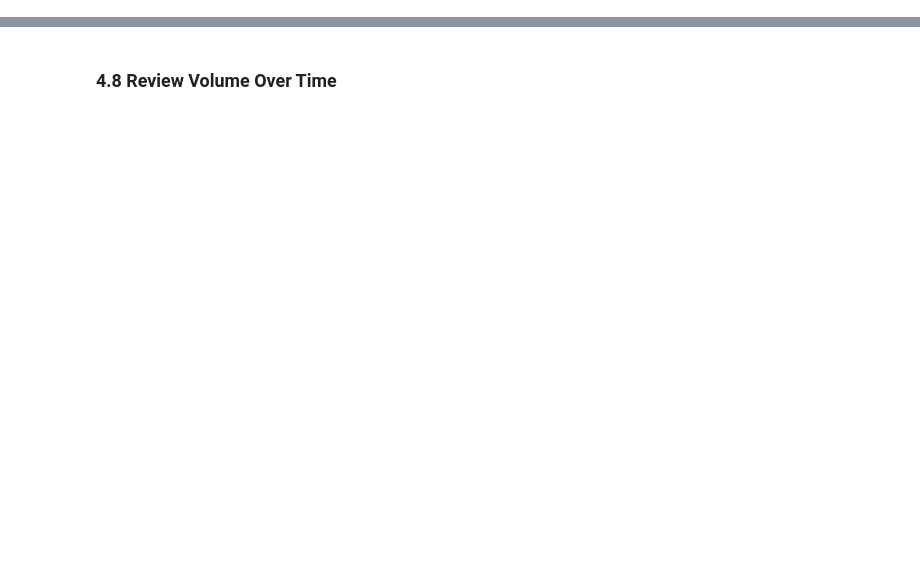
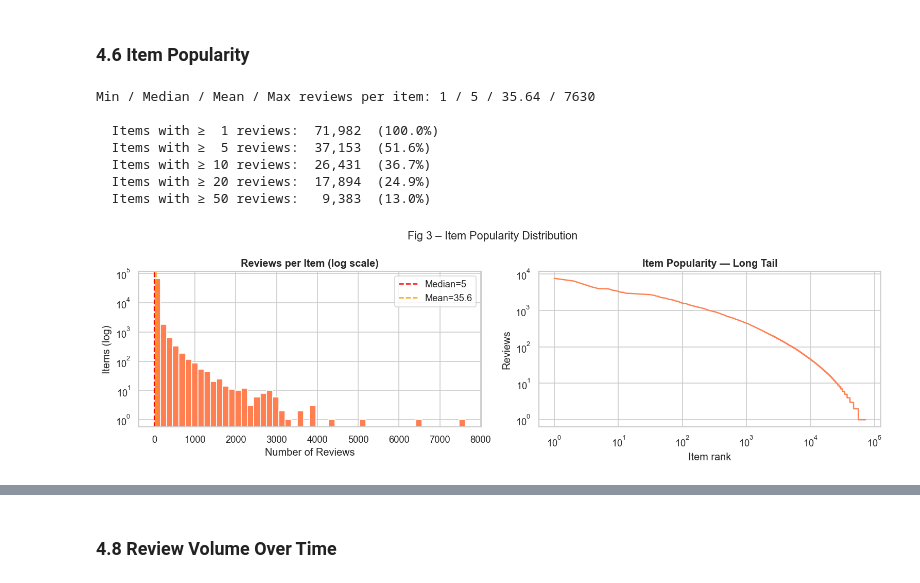
Before and after one commit to sofiasanjose/recsys-amazon-videogames, a Jupyter notebook: notebooks/01_data_and_problem_framing.ipynb, the cells around one changed output, grey strips where cells are left out. Saved outputs shown, nothing was run; the diff lists cells and outputs as text; code cells hidden in the pictures; blank space fills up the shorter version.

```diff
--- a/notebooks/01_data_and_problem_framing.ipynb
+++ b/notebooks/01_data_and_problem_framing.ipynb
@@ -503,0 +285,42 @@ B00CMN0Z0S             60GB Hard Disk Drive for Xbox 360 Slim          2859
+# %% [markdown]
+### 4.6 Item Popularity
+# %%
+item_popularity = reviews_raw['asin'].value_counts()
+
+print(f'Min / Median / Mean / Max reviews per item: '
+      f'{item_popularity.min()} / {item_popularity.median():.0f} / {item_popularity.mean():.2f} / {item_popularity.max()}')
+print()
+for t in [1, 5, 10, 20, 50]:
+    n = (item_popularity >= t).sum()
+    print(f'  Items with ≥ {t:2d} reviews: {n:>7,}  ({n/len(item_popularity):.1%})')
+
+fig, axes = plt.subplots(1, 2, figsize=(13, 4))
+
+axes[0].hist(item_popularity.values, bins=50, color='coral', edgecolor='white', log=True)
+axes[0].set_title('Reviews per Item (log scale)', fontweight='bold')
+axes[0].set_xlabel('Number of Reviews')
+axes[0].set_ylabel('Items (log)')
+axes[0].axvline(item_popularity.median(), color='red',    linestyle='--', label=f'Median={int(item_popularity.median())}')
+axes[0].axvline(item_popularity.mean(),   color='orange', linestyle='--', label=f'Mean={item_popularity.mean():.1f}')
+axes[0].legend()
+
+axes[1].plot(range(1, len(item_popularity)+1), item_popularity.values, color='coral')
+axes[1].set_title('Item Popularity — Long Tail', fontweight='bold')
+axes[1].set_xlabel('Item rank')
+axes[1].set_ylabel('Reviews')
+axes[1].set_yscale('log')
+axes[1].set_xscale('log')
+
+plt.suptitle('Fig 3 – Item Popularity Distribution', fontsize=13)
+plt.tight_layout()
+plt.savefig(f'{PROC_DIR}fig3_item_popularity.png', bbox_inches='tight')
+plt.show()
+# %% [output]
+Min / Median / Mean / Max reviews per item: 1 / 5 / 35.64 / 7630
+
+  Items with ≥  1 reviews:  71,982  (100.0%)
+  Items with ≥  5 reviews:  37,153  (51.6%)
+  Items with ≥ 10 reviews:  26,431  (36.7%)
+  Items with ≥ 20 reviews:  17,894  (24.9%)
+  Items with ≥ 50 reviews:   9,383  (13.0%)
+[figure, added]
```
Also changed, not shown: parts of 82 cells of this notebook.
